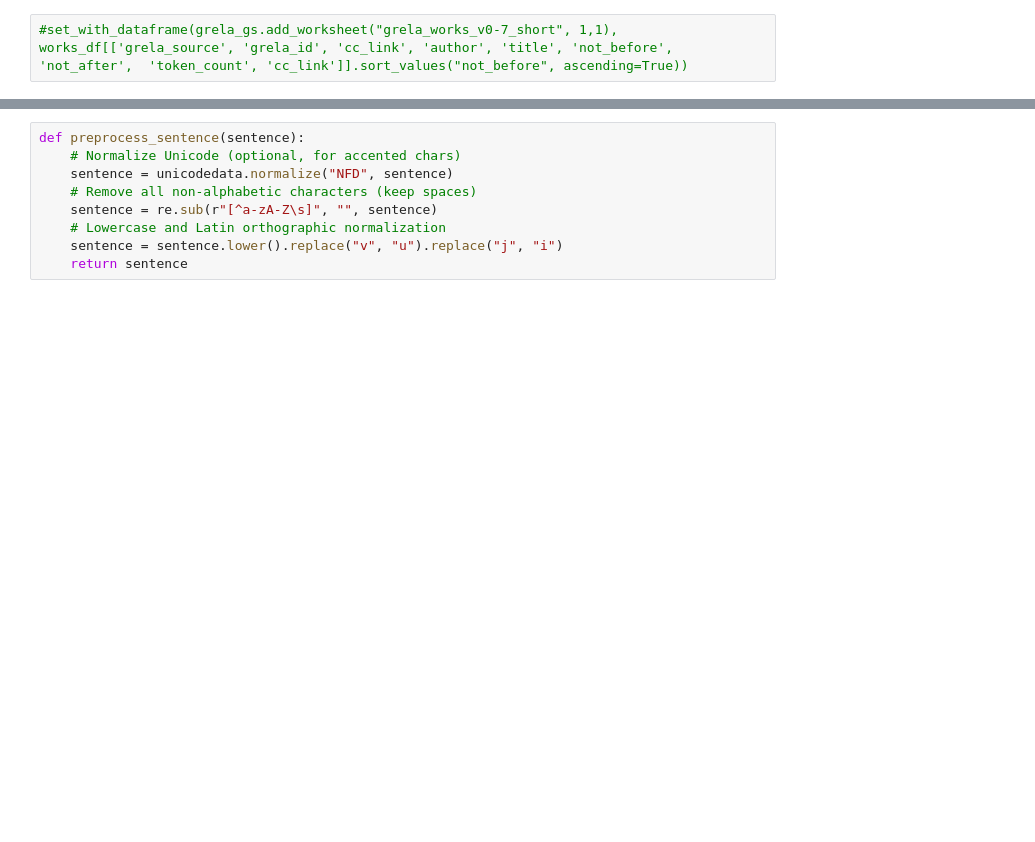
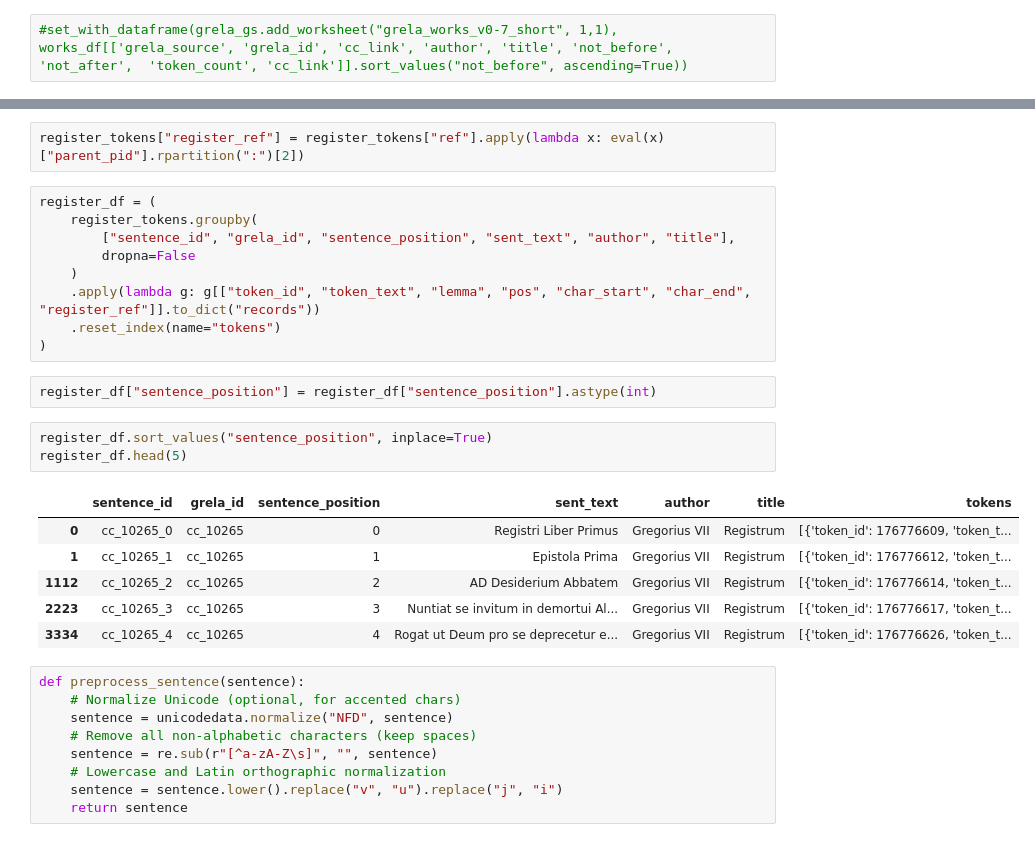
Before and after one commit to CCS-ZCU/latin-textreuse, a Jupyter notebook: scripts/1_labse-vulgate-investiture_explorations.ipynb, the cells around one changed output, grey strips where cells are left out. Saved outputs shown, nothing was run; the diff lists cells and outputs as text; blank space fills up the shorter version.

```diff
--- a/scripts/1_labse-vulgate-investiture_explorations.ipynb
+++ b/scripts/1_labse-vulgate-investiture_explorations.ipynb
@@ -164,3 +181,26 @@ vulgate_df.head(5)
+# %%
+register_tokens["register_ref"] = register_tokens["ref"].apply(lambda x: eval(x)["parent_pid"].rpartition(":")[2])
+# %%
+register_df = (
+    register_tokens.groupby(
+        ["sentence_id", "grela_id", "sentence_position", "sent_text", "author", "title"],
+        dropna=False
+    )
+    .apply(lambda g: g[["token_id", "token_text", "lemma", "pos", "char_start", "char_end", "register_ref"]].to_dict("records"))
+    .reset_index(name="tokens")
+)
+# %%
+register_df["sentence_position"] = register_df["sentence_position"].astype(int)
+# %%
+register_df.sort_values("sentence_position", inplace=True)
+register_df.head(5)
+# %% [output]
+|  | sentence_id | grela_id | sentence_position | sent_text | author | title | tokens |
+| 0 | cc_10265_0 | cc_10265 | 0 | Registri Liber Primus | Gregorius VII | Registrum | [{'token_id': 176776609, 'token_t... |
+| 1 | cc_10265_1 | cc_10265 | 1 | Epistola Prima | Gregorius VII | Registrum | [{'token_id': 176776612, 'token_t... |
+| 1112 | cc_10265_2 | cc_10265 | 2 | AD Desiderium Abbatem | Gregorius VII | Registrum | [{'token_id': 176776614, 'token_t... |
+| 2223 | cc_10265_3 | cc_10265 | 3 | Nuntiat se invitum in demortui Al... | Gregorius VII | Registrum | [{'token_id': 176776617, 'token_t... |
+| 3334 | cc_10265_4 | cc_10265 | 4 | Rogat ut Deum pro se deprecetur e... | Gregorius VII | Registrum | [{'token_id': 176776626, 'token_t... |
 # %%
 def preprocess_sentence(sentence):
     # Normalize Unicode (optional, for accented chars)
```
Also changed, not shown: parts of 17 cells of this notebook.
